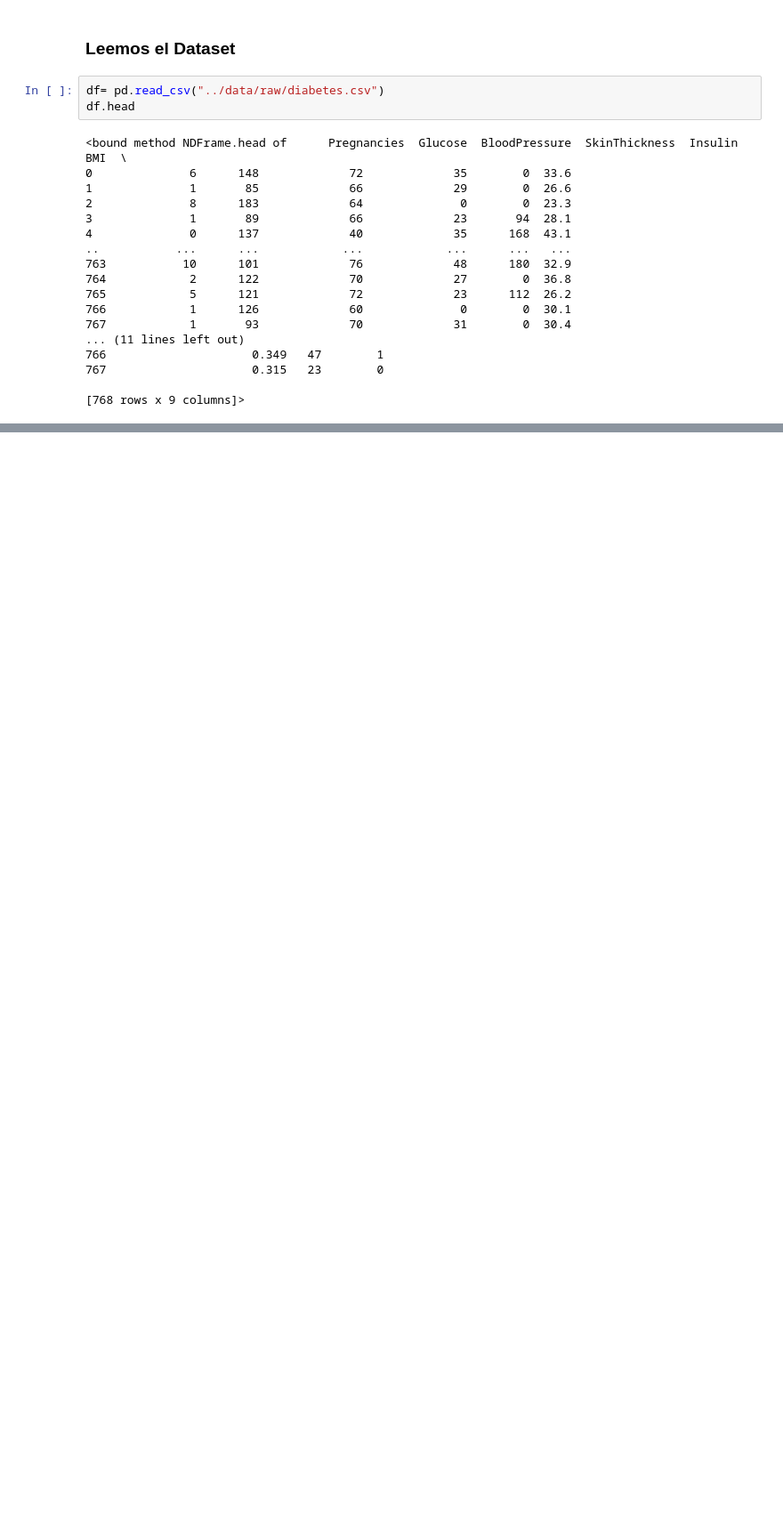
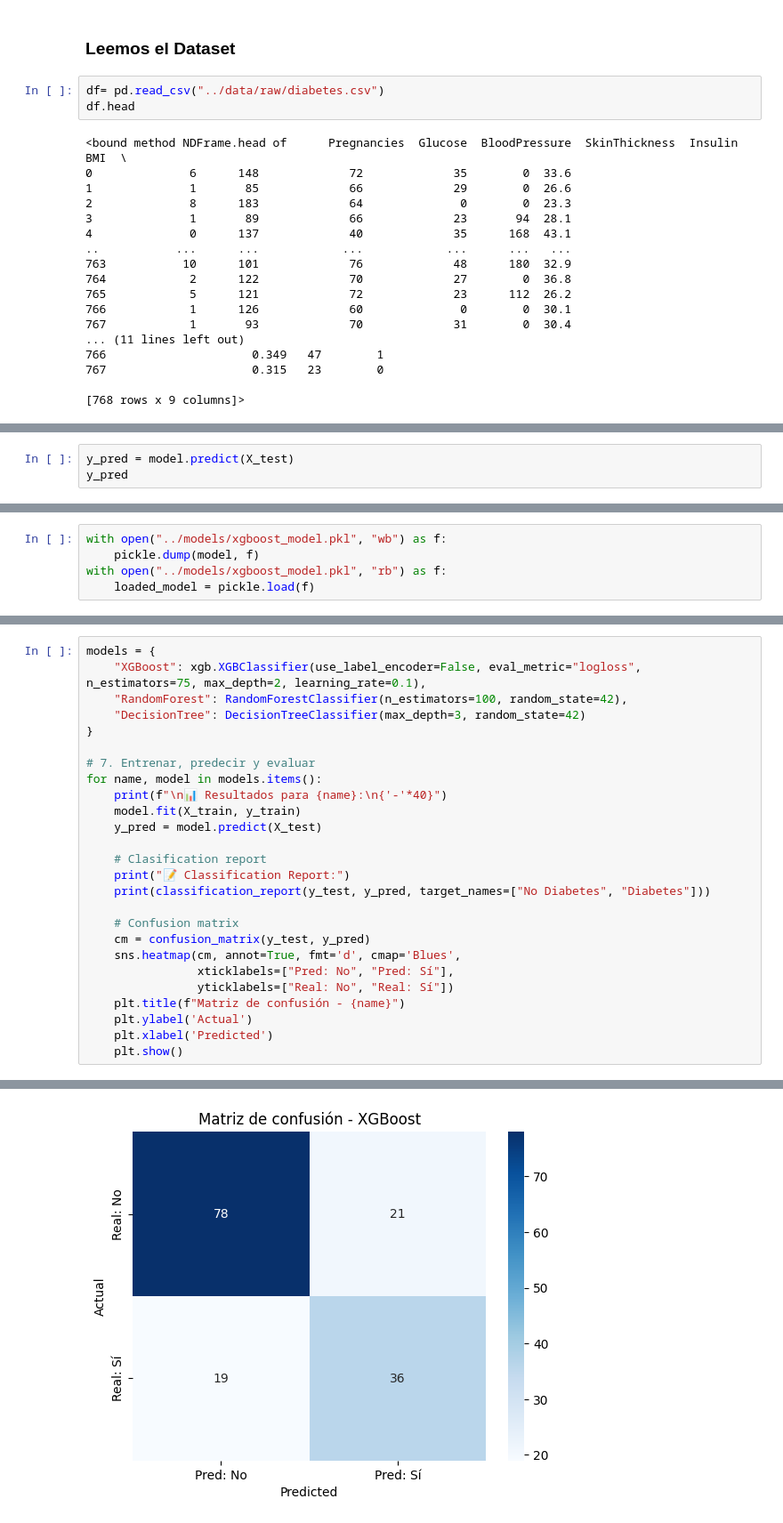
Before and after one commit to 4GeeksAcademy/infoasir20-primer-algoritmo, a Jupyter notebook: src/06-boosting.ipynb, the cells around one changed output, grey strips where cells are left out. Shown: that part at 89% size. Cells and saved outputs as stored; diff of their text form; blank space fills up the shorter version.

```diff
--- a/src/06-boosting.ipynb
+++ b/src/06-boosting.ipynb
@@ -137,0 +141,3 @@ FileNotFoundError: [Errno 2] No such file or directory: '../data/processed/clean
+# %%
+y_pred = model.predict(X_test)
+y_pred
@@ -137,0 +155,5 @@ FileNotFoundError: [Errno 2] No such file or directory: '../data/processed/clean
+# %%
+with open("../models/xgboost_model.pkl", "wb") as f:
+    pickle.dump(model, f)
+with open("../models/xgboost_model.pkl", "rb") as f:
+    loaded_model = pickle.load(f)
@@ -137,0 +163,27 @@ FileNotFoundError: [Errno 2] No such file or directory: '../data/processed/clean
+# %%
+models = {
+    "XGBoost": xgb.XGBClassifier(use_label_encoder=False, eval_metric="logloss", n_estimators=75, max_depth=2, learning_rate=0.1),
+    "RandomForest": RandomForestClassifier(n_estimators=100, random_state=42),
+    "DecisionTree": DecisionTreeClassifier(max_depth=3, random_state=42)
+}
+
+# 7. Entrenar, predecir y evaluar
+for name, model in models.items():
+    print(f"\n📊 Resultados para {name}:\n{'-'*40}")
+    model.fit(X_train, y_train)
+    y_pred = model.predict(X_test)
+
+    # Clasification report
+    print("📝 Classification Report:")
+    print(classification_report(y_test, y_pred, target_names=["No Diabetes", "Diabetes"]))
+
+    # Confusion matrix
+    cm = confusion_matrix(y_test, y_pred)
+    sns.heatmap(cm, annot=True, fmt='d', cmap='Blues',
+                xticklabels=["Pred: No", "Pred: Sí"],
+                yticklabels=["Real: No", "Real: Sí"])
+    plt.title(f"Matriz de confusión - {name}")
+    plt.ylabel('Actual')
+    plt.xlabel('Predicted')
+    plt.show()
+# %% [output]
@@ -137,0 +204 @@ FileNotFoundError: [Errno 2] No such file or directory: '../data/processed/clean
+[figure, added]
```
Also changed, not shown: parts of 26 cells of this notebook, 4 other files.
